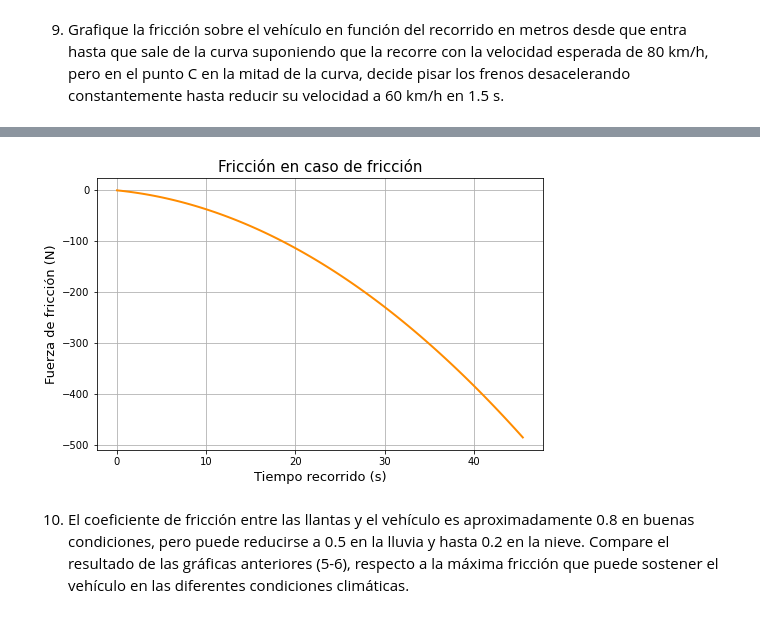
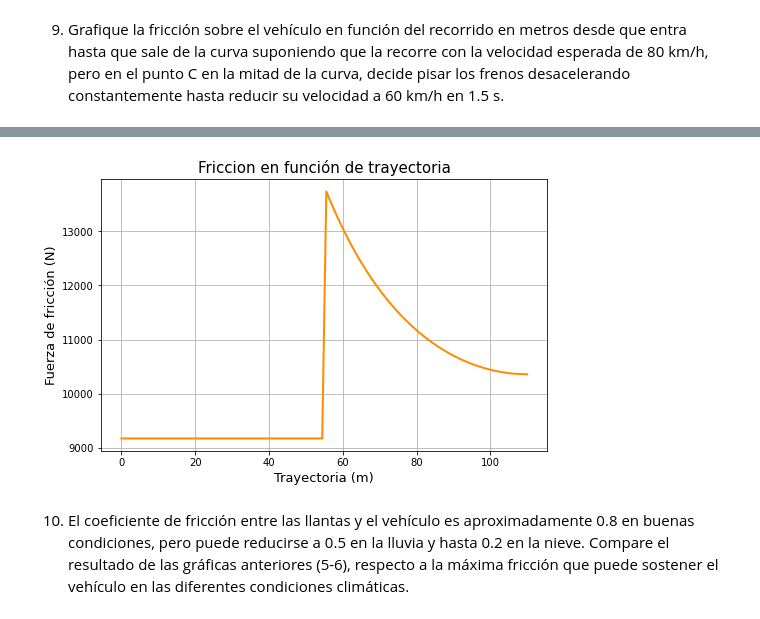
Before and after one commit to adazaa21/a_dazaa_2_HC, a Jupyter notebook: Taller_1.3_Daza.ipynb, the cells around one changed output, grey strips where cells are left out. Cells and saved outputs as stored; diff of their text form; code cells hidden in the pictures.

```diff
--- a/Taller_1.3_Daza.ipynb
+++ b/Taller_1.3_Daza.ipynb
@@ -220,49 +226,37 @@ plt.show()
 # %% [markdown]
 ![image.png](attachment:image.png)
 ![image-2.png](attachment:image-2.png)
-# %%
-#Variables
-m = 1300  # kg
-g = 9.81  # m/s²
-p = 70  # radio de la curva (m)
-v_fc = 80/3.6  #m/s
-v_ic = 60/3.6  # m/s
-d_tiempoc = 1.5  #seg
-Fr
-v
-
-# Aceleración tangencial
-acel_t = ((v_fc - v_ic) / d_tiempoc)/p
-
-#Calcular tiempo en recorrer 1/2 de 1/4 de la curva por medio de la fórmula:
-
-t1 = np.sqrt(np.pi*p-4*v_ic/p)/np.sqrt(2*acel_t)
-t2 = -1*(np.sqrt(np.pi*p-4*v_ic/p)/np.sqrt(2*acel_t))
-t1 #se toma el valor positivo, t1
-
-#teniendo este tiempo creo intervalo para graficar
-t1_valores = np.linspace(0,t1,100)
-#ecuación para aceleración cuando hay cambio de magnitud y dirección
-
-a_tramo2 = []
-for i in t1_valores:
-    a = p*acel_t-p*(acel_t*i+v_ic/p)**2
-    a_tramo2.append(a)
-
-Fr_tramo = []
-for j in a_tramo2:
-    f_friccion = m*j
-    Fr_tramo.append(j)
-
-x_3 = t1_valores
-y_3 = Fr_tramo
-hor = 8
-ver = 5
-plt.figure(figsize=(hor, ver))
-plt.title('Fricción en caso de fricción', fontsize=15) # Título
-plt.ylabel('Fuerza de fricción (N)', fontsize=13) # Etiqueta eje vertical
-plt.xlabel('Tiempo recorrido (s)', fontsize=13) # Etiqueta eje horizontal
-plt.plot(x_3, y_3, color='darkorange', linewidth=2)
-plt.grid()
-# %% [output]
-[figure, removed]
+# %%
+from sympy import symbols, sqrt,sin
+import numpy as np
+v_fc = 80/3.6  #m/s
+v_ic = 60/3.6  # m/s
+d_tiempoc = 1.5  #seg
+
+# Aceleración tangencial
+acel_t = ((v_fc - v_ic) / d_tiempoc)
+
+x_valores_1 = []
+friccion = []
+for i in theta:
+    dist = p*(np.deg2rad(i))
+    x_valores_1.append(dist)
+
+    if i>=0 and i<45:
+        a_n = v**2/p
+        Fr= m *a_n
+        friccion.append(Fr)
+    elif i>45 and i<=90:
+        Fr = m*(sqrt(acel_t**2+(v_fc**2/(p*sin(np.deg2rad(i))))**2))
+        friccion.append(Fr)
+
+hor = 8
+ver = 5
+plt.figure(figsize=(hor, ver))
+plt.title('Friccion en función de trayectoria', fontsize=15) # Título
+plt.ylabel('Fuerza de fricción (N)', fontsize=13) # Etiqueta eje vertical
+plt.xlabel('Trayectoria (m)', fontsize=13) # Etiqueta eje horizontal
+plt.plot(x_valores_1, friccion, color='darkorange', linewidth=2)
+plt.grid()
+# %% [output]
+[figure, added]
```
Also changed, not shown: parts of 7 cells of this notebook, 21 other files.
